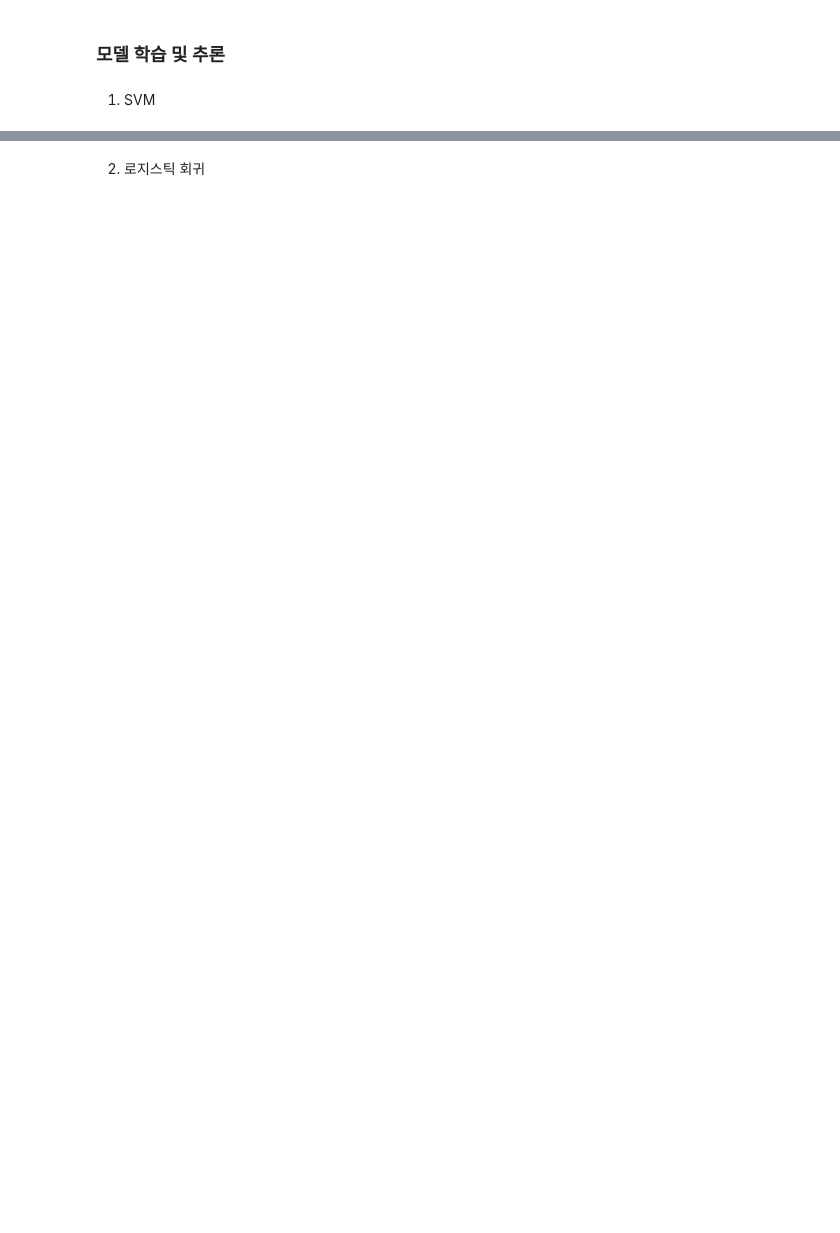
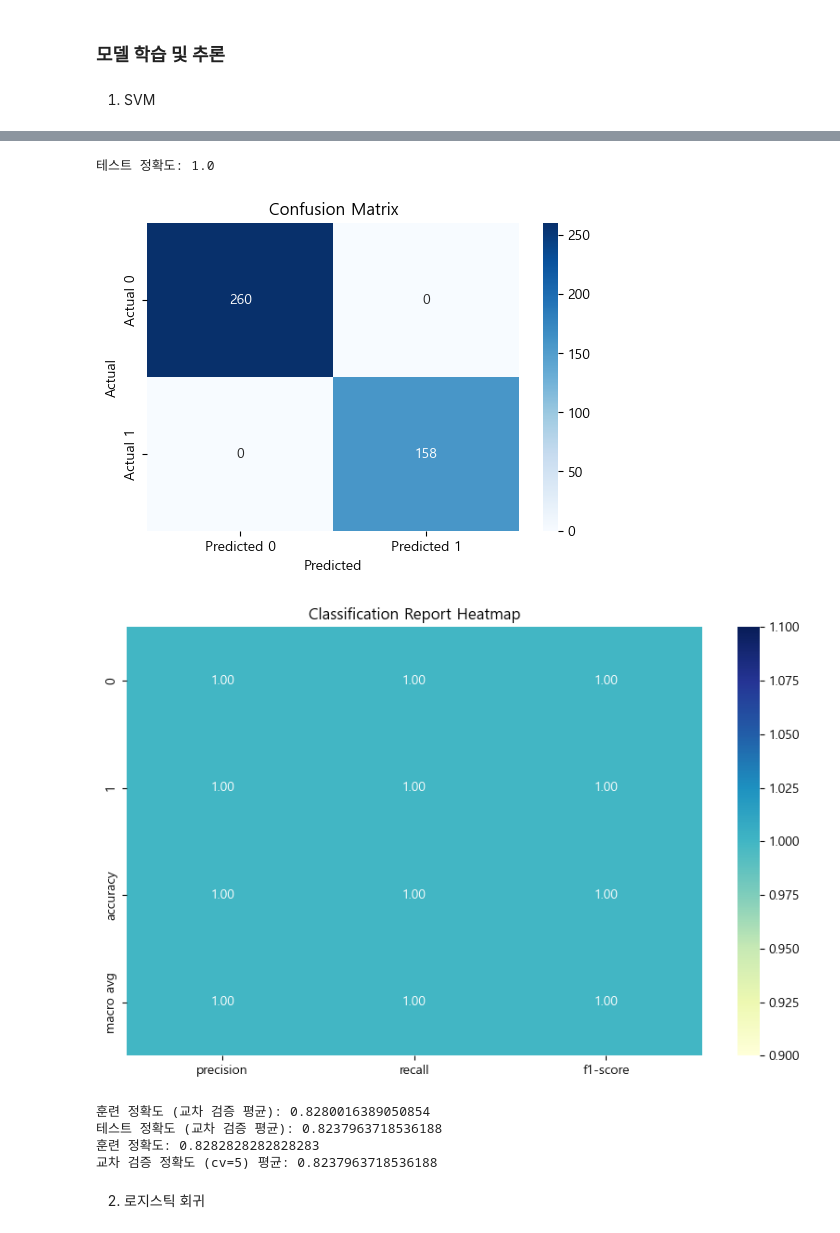
Before and after one commit to YH0223/Titanic_JYH, a Jupyter notebook: JYH_TITANIC.ipynb, the cells around one changed output, grey strips where cells are left out. Cells and saved outputs as stored; diff of their text form; code cells hidden in the pictures; blank space fills up the shorter version.

```diff
--- a/JYH_TITANIC.ipynb
+++ b/JYH_TITANIC.ipynb
@@ -1294,0 +1179,12 @@ output.to_csv('/dataset/submission_SCV.csv', index=False)
+# %%
+# 모델 정의 및 훈련
+model_SVC = SVC()
+model_SVC.fit(X, y)
+
+# 훈련 데이터에 대한 예측
+train_predictions_SVC = model_SVC.predict(X)
+
+# 테스트 데이터에 대한 예측
+predictions_SVC = model_SVC.predict(X_test)
+evaluate_model(model_SVC, X, y, X_test, predictions_SVC)
+# %% [output]
@@ -1295,2 +1193,9 @@ output.to_csv('/dataset/submission_SCV.csv', index=False)
+테스트 정확도: 1.0
+[figure, added]
+[figure, added]
+훈련 정확도 (교차 검증 평균): 0.8280016389050854
+테스트 정확도 (교차 검증 평균): 0.8237963718536188
+훈련 정확도: 0.8282828282828283
+교차 검증 정확도 (cv=5) 평균: 0.8237963718536188
 # %% [markdown]
 2. 로지스틱 회귀
```
Also changed, not shown: parts of 17 cells of this notebook.
